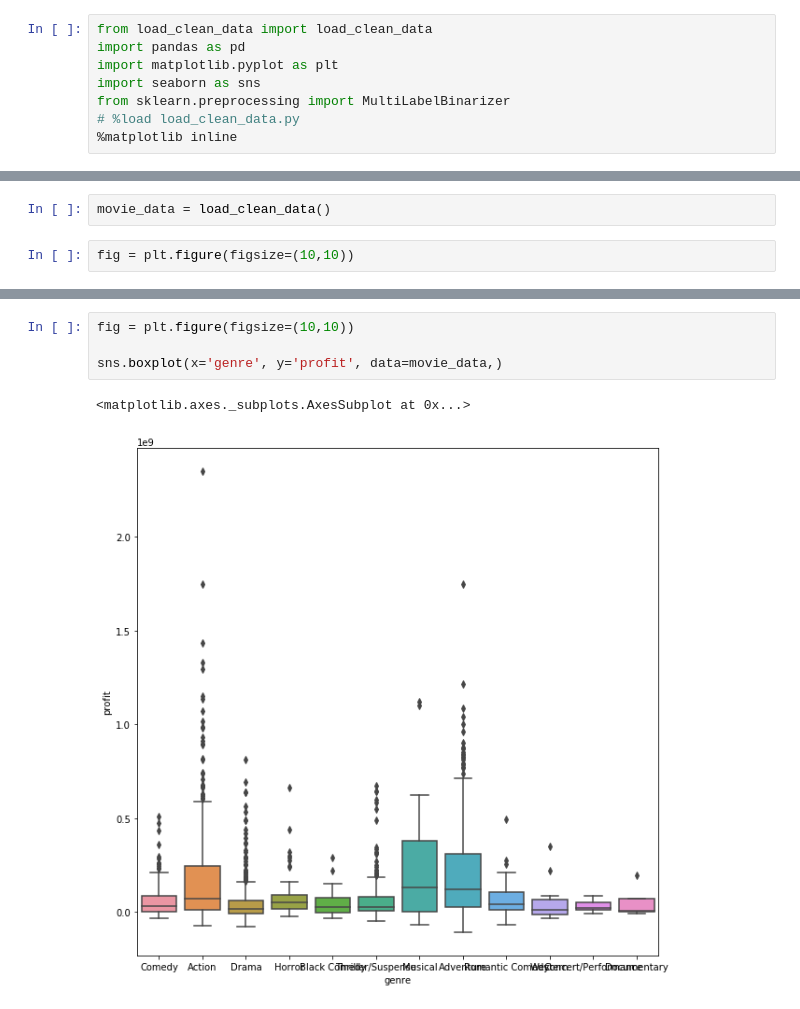
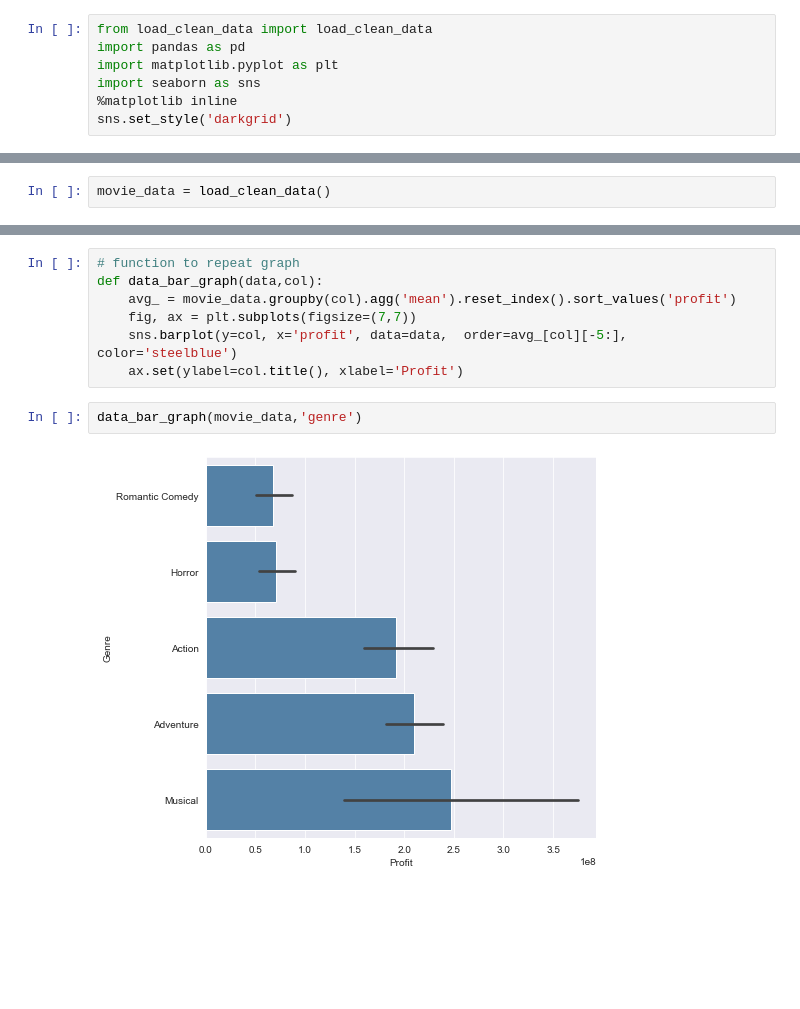
Before and after one commit to jleifnf/JN-Studio, a Jupyter notebook: JN-Studio.ipynb, the cells around one changed output, grey strips where cells are left out. Cells and saved outputs as stored; diff of their text form; blank space fills up the shorter version.

Commit message:
add barplots

```diff
--- a/JN-Studio.ipynb
+++ b/JN-Studio.ipynb
@@ -5,12 +5,9 @@ from load_clean_data import load_clean_data
 import pandas as pd
 import matplotlib.pyplot as plt
 import seaborn as sns
-from sklearn.preprocessing import MultiLabelBinarizer
-# %load load_clean_data.py
 %matplotlib inline
+sns.set_style('darkgrid')
 # %% [markdown]
  Load and Clean MovieData.csv
 # %%
 movie_data = load_clean_data()
-# %%
-fig = plt.figure(figsize=(10,10))
@@ -28,7 +14,11 @@ sns.barplot(x='genre', y='profit', data=movie_data,order=genre_avg.sort_values('
-# %%
-fig = plt.figure(figsize=(10,10))
-
-sns.boxplot(x='genre', y='profit', data=movie_data,)
-# %% [output]
-<matplotlib.axes._subplots.AxesSubplot at 0x...>
-[figure, removed]
+# %%
+# function to repeat graph
+def data_bar_graph(data,col):
+    avg_ = movie_data.groupby(col).agg('mean').reset_index().sort_values('profit')
+    fig, ax = plt.subplots(figsize=(7,7))
+    sns.barplot(y=col, x='profit', data=data,  order=avg_[col][-5:], color='steelblue')
+    ax.set(ylabel=col.title(), xlabel='Profit')
+# %%
+data_bar_graph(movie_data,'genre')
+# %% [output]
+[figure, added]
```
Also changed, not shown: parts of 6 cells of this notebook, 2 other files.
